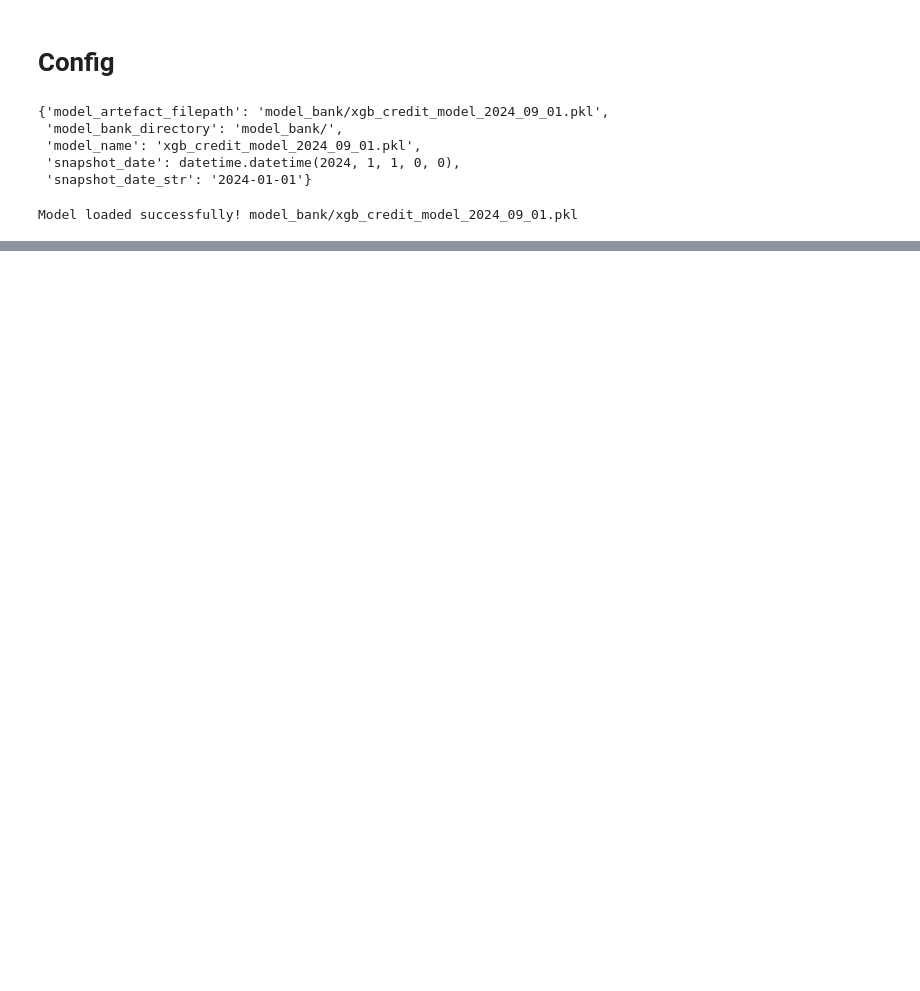
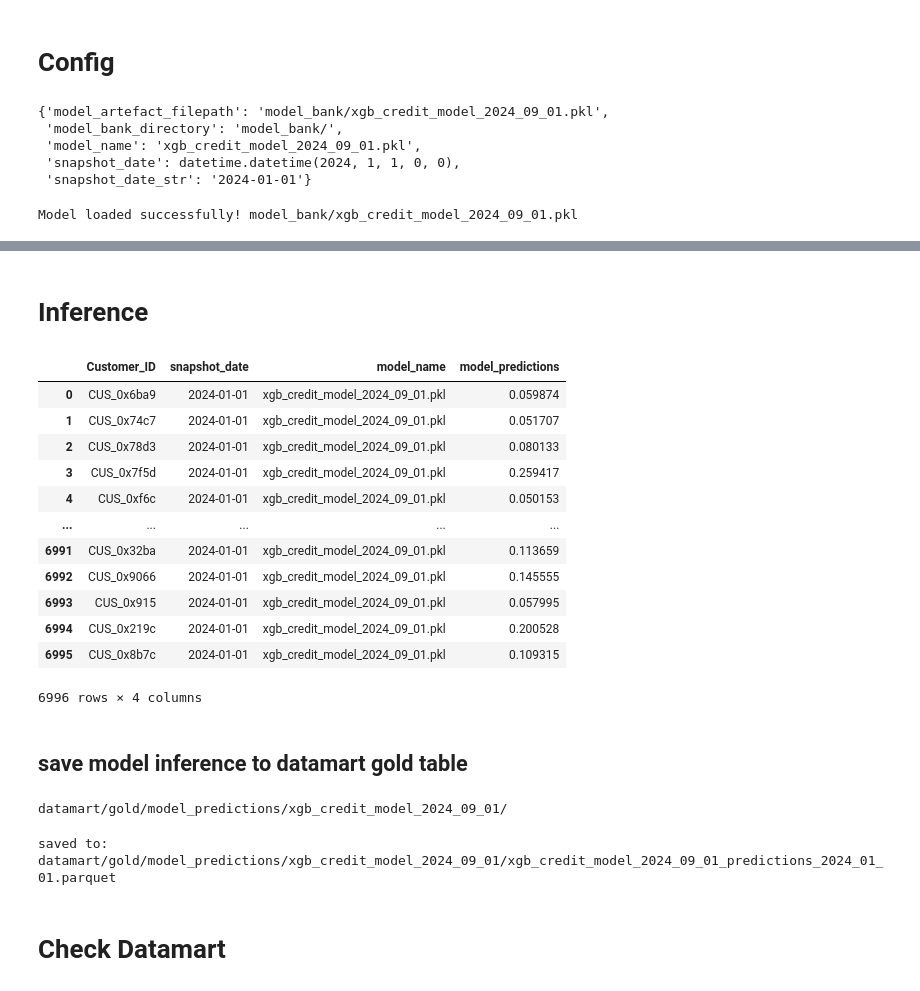
Before and after one commit to farhanlion/MLE-assignment, a Jupyter notebook: inference.ipynb, the cells around one changed output, grey strips where cells are left out. Saved outputs shown, nothing was run; the diff lists cells and outputs as text; code cells hidden in the pictures; blank space fills up the shorter version.

```diff
--- a/inference.ipynb
+++ b/inference.ipynb
@@ -100,0 +85,6 @@ extracted features_sdf 8974 2024-01-01 00:00:00
+# %%
+
+# 1️⃣ Drop all rows with ANY nulls
+features_sdf = features_sdf.dropna(how="any")
+
+features_sdf.show()
@@ -100,0 +180,51 @@ extracted features_sdf 8974 2024-01-01 00:00:00
+# %% [markdown]
+# Inference
+# %%
+# load model
+model = model_artefact["model"]
+
+# predict model
+y_inference = model.predict_proba(X_inference)[:, 1]
+
+# prepare output
+y_inference_pdf = features_pdf[["Customer_ID","snapshot_date"]].copy()
+y_inference_pdf["model_name"] = config["model_name"]
+y_inference_pdf["model_predictions"] = y_inference
+y_inference_pdf
+# %% [output]
+|  | Customer_ID | snapshot_date | model_name | model_predictions |
+| 0 | CUS_0x6ba9 | 2024-01-01 | xgb_credit_model_2024_09_01.pkl | 0.059874 |
+| 1 | CUS_0x74c7 | 2024-01-01 | xgb_credit_model_2024_09_01.pkl | 0.051707 |
+| 2 | CUS_0x78d3 | 2024-01-01 | xgb_credit_model_2024_09_01.pkl | 0.080133 |
+| 3 | CUS_0x7f5d | 2024-01-01 | xgb_credit_model_2024_09_01.pkl | 0.259417 |
+| 4 | CUS_0xf6c | 2024-01-01 | xgb_credit_model_2024_09_01.pkl | 0.050153 |
+| ... | ... | ... | ... | ... |
+| 6991 | CUS_0x32ba | 2024-01-01 | xgb_credit_model_2024_09_01.pkl | 0.113659 |
+| 6992 | CUS_0x9066 | 2024-01-01 | xgb_credit_model_2024_09_01.pkl | 0.145555 |
+| 6993 | CUS_0x915 | 2024-01-01 | xgb_credit_model_2024_09_01.pkl | 0.057995 |
+| 6994 | CUS_0x219c | 2024-01-01 | xgb_credit_model_2024_09_01.pkl | 0.200528 |
+| 6995 | CUS_0x8b7c | 2024-01-01 | xgb_credit_model_2024_09_01.pkl | 0.109315 |
+6996 rows × 4 columns
+# %% [markdown]
+## save model inference to datamart gold table
+# %%
+
+# create bronze datalake
+gold_directory = f"datamart/gold/model_predictions/{config["model_name"][:-4]}/"
+print(gold_directory)
+
+if not os.path.exists(gold_directory):
+    os.makedirs(gold_directory)
+
+# save gold table - IRL connect to database to write
+partition_name = config["model_name"][:-4] + "_predictions_" + snapshot_date_str.replace('-','_') + '.parquet'
+filepath = gold_directory + partition_name
+spark.createDataFrame(y_inference_pdf).write.mode("overwrite").parquet(filepath)
+# df.toPandas().to_parquet(filepath,
+#           compression='gzip')
+print('saved to:', filepath)
+# %% [output]
+datamart/gold/model_predictions/xgb_credit_model_2024_09_01/
+saved to: datamart/gold/model_predictions/xgb_credit_model_2024_09_01/xgb_credit_model_2024_09_01_predictions_2024_01_01.parquet
+# %% [markdown]
+# Check Datamart
```
Also changed, not shown: parts of 9 cells of this notebook.
